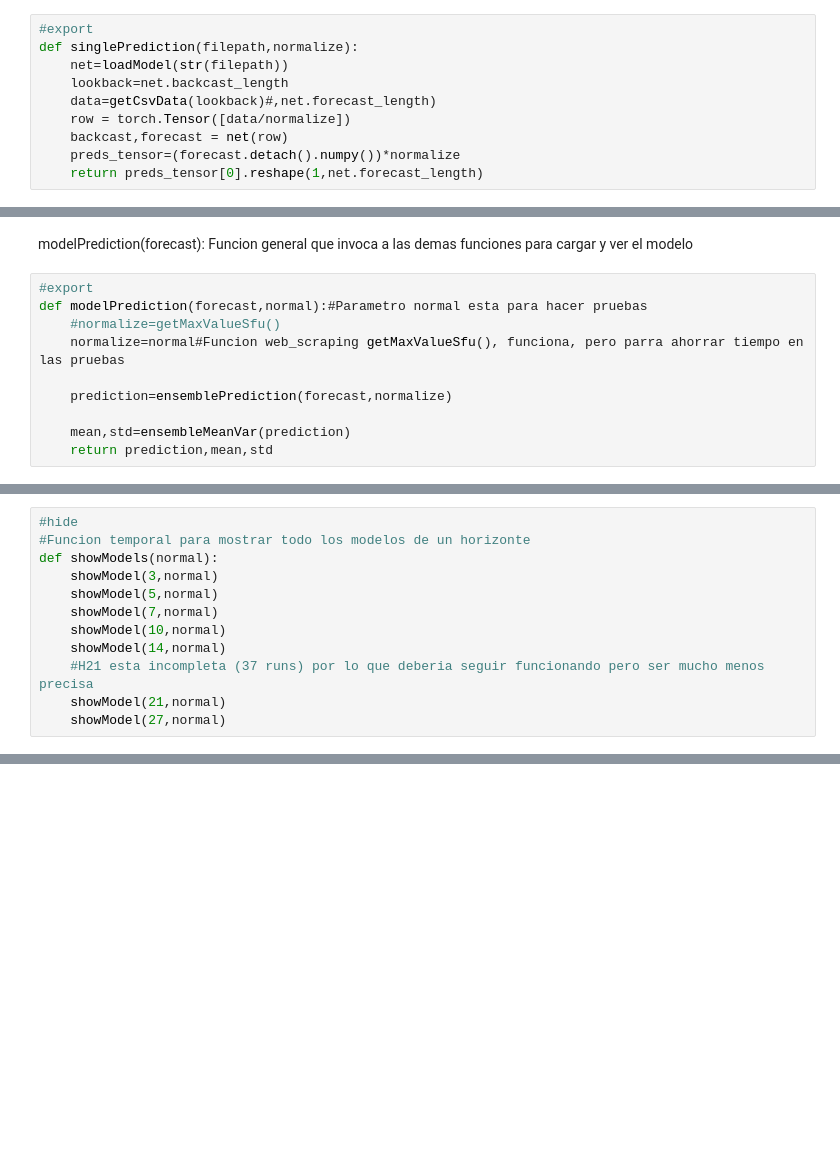
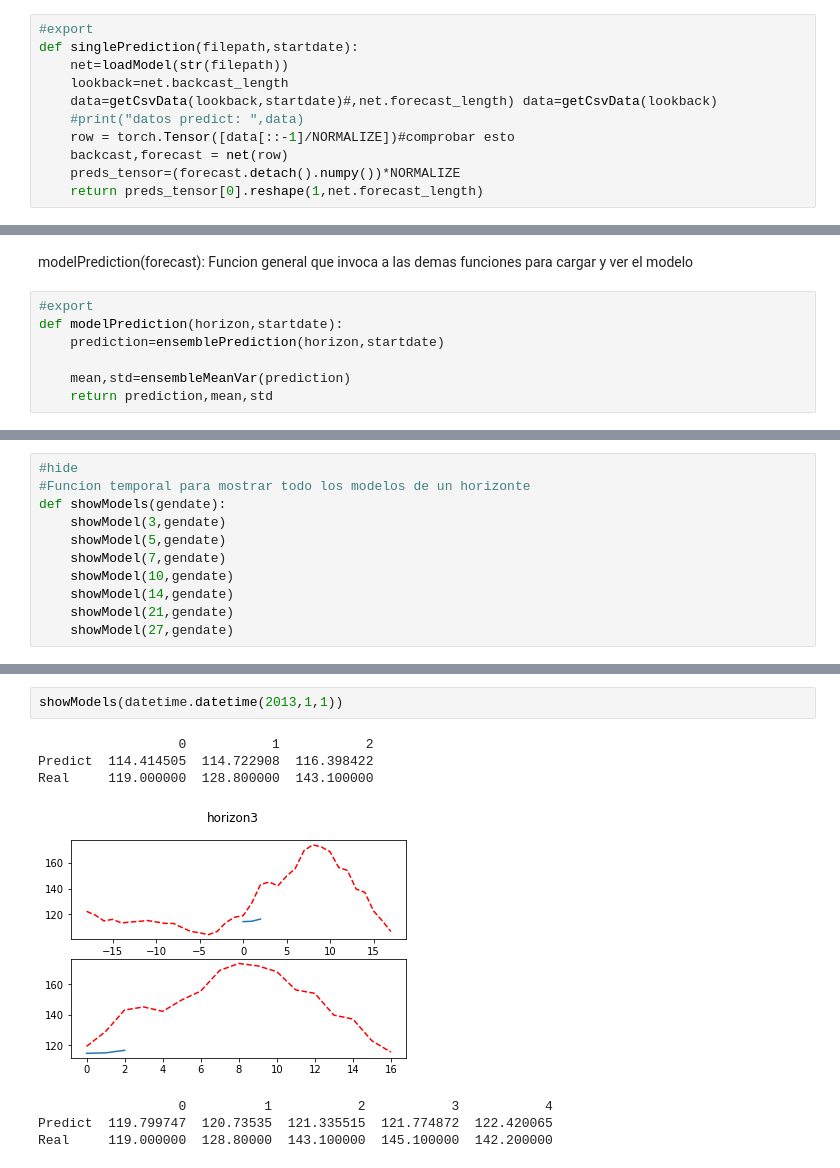
Before and after one commit to Miguel-Antonm/deploy_DL_space_weather_forecast, a Jupyter notebook: nbs/02_load_model.ipynb, the cells around one changed output, grey strips where cells are left out. Saved outputs shown, nothing was run; the diff lists cells and outputs as text; blank space fills up the shorter version.

```diff
--- a/nbs/02_load_model.ipynb
+++ b/nbs/02_load_model.ipynb
@@ -131,11 +149,12 @@ getNameRunFolders(7,"/home/miguel/Escritorio/tfg_swf/csv/pth/")
 singlePrediction(path,normalize): Funcion que hace la prediccion de una run concreta(carpeta individual)
 # %%
 #export
-def singlePrediction(filepath,normalize):
+def singlePrediction(filepath,startdate):
     net=loadModel(str(filepath))
     lookback=net.backcast_length
-    data=getCsvData(lookback)#,net.forecast_length)
-    row = torch.Tensor([data/normalize])
+    data=getCsvData(lookback,startdate)#,net.forecast_length) data=getCsvData(lookback)
+    #print("datos predict: ",data)
+    row = torch.Tensor([data[::-1]/NORMALIZE])#comprobar esto
     backcast,forecast = net(row)
-    preds_tensor=(forecast.detach().numpy())*normalize
+    preds_tensor=(forecast.detach().numpy())*NORMALIZE
     return preds_tensor[0].reshape(1,net.forecast_length)
@@ -209,11 +211,8 @@ ensembleMeanVar(predicttest)
 modelPrediction(forecast): Funcion general que invoca a las demas funciones para cargar y ver el modelo
 # %%
 #export
-def modelPrediction(forecast,normal):#Parametro normal esta para hacer pruebas
-    #normalize=getMaxValueSfu()
-    normalize=normal#Funcion web_scraping getMaxValueSfu(), funciona, pero parra ahorrar tiempo en las pruebas
-
-    prediction=ensemblePrediction(forecast,normalize)
+def modelPrediction(horizon,startdate):
+    prediction=ensemblePrediction(horizon,startdate)
 
     mean,std=ensembleMeanVar(prediction)
     return prediction,mean,std
@@ -260,12 +304,11 @@ def showModel(horizon,normal):
 # %%
 #hide
 #Funcion temporal para mostrar todo los modelos de un horizonte
-def showModels(normal):
-    showModel(3,normal)
-    showModel(5,normal)
-    showModel(7,normal)
-    showModel(10,normal)
-    showModel(14,normal)
-    #H21 esta incompleta (37 runs) por lo que deberia seguir funcionando pero ser mucho menos precisa
-    showModel(21,normal)
-    showModel(27,normal)
+def showModels(gendate):
+    showModel(3,gendate)
+    showModel(5,gendate)
+    showModel(7,gendate)
+    showModel(10,gendate)
+    showModel(14,gendate)
+    showModel(21,gendate)
+    showModel(27,gendate)
@@ -437,0 +411,10 @@ print(maxvaluesdf)
+# %%
+showModels(datetime.datetime(2013,1,1))
+# %% [output]
+                  0           1           2
+Predict  114.414505  114.722908  116.398422
+Real     119.000000  128.800000  143.100000
+[figure, added]
+                  0          1           2           3           4
+Predict  119.799747  120.73535  121.335515  121.774872  122.420065
+Real     119.000000  128.80000  143.100000  145.100000  142.200000
```
Also changed, not shown: parts of 34 cells of this notebook, 43 other files.
